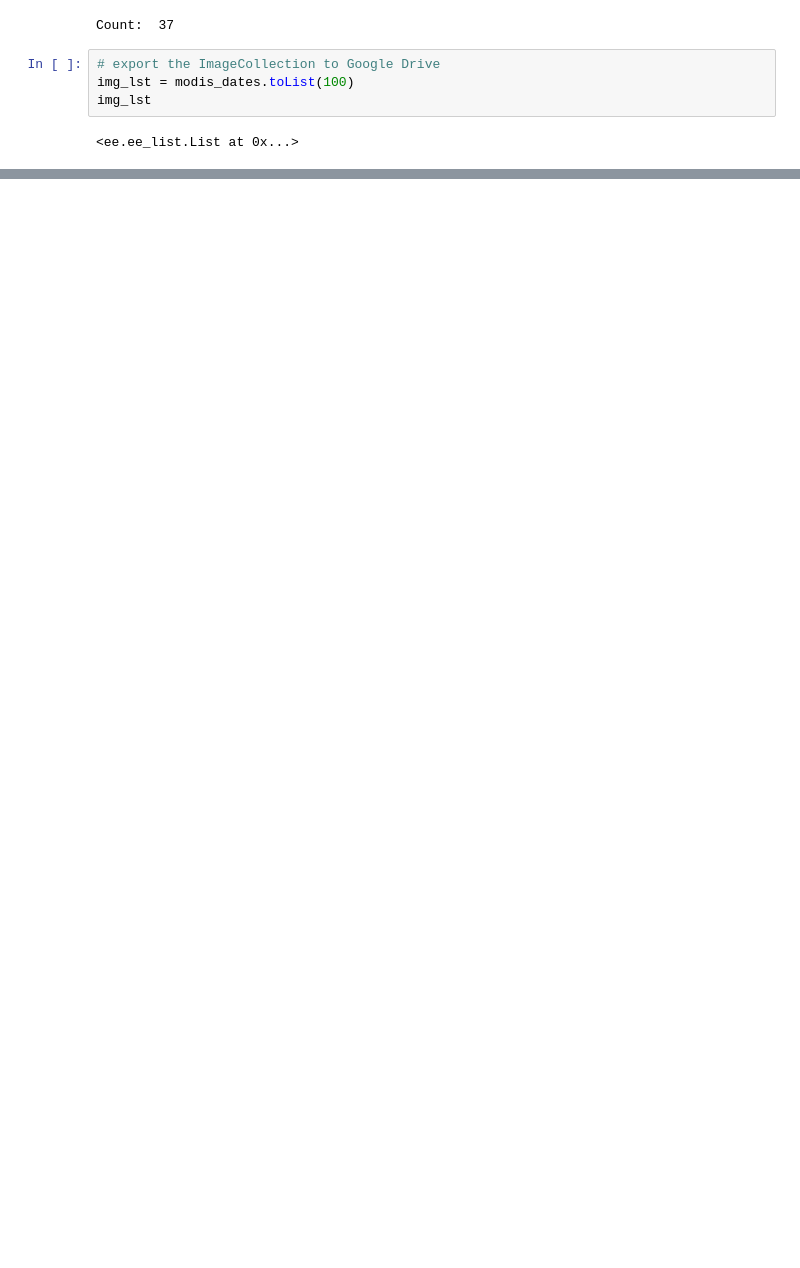
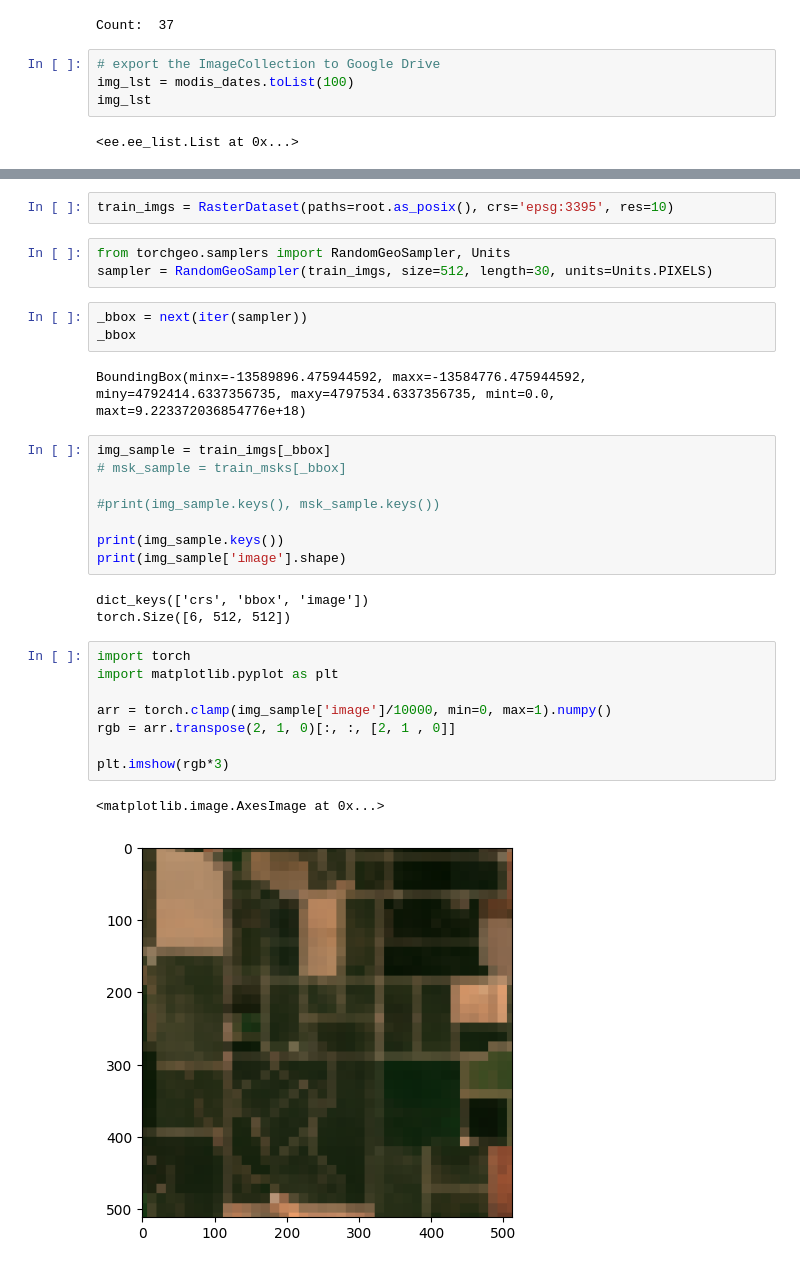
Before and after one commit to boroju/aidl-upc-winter2024-satellite-imagery, a Jupyter notebook: notebooks/jose/MODIS_ee.ipynb, the cells around one changed output, grey strips where cells are left out. Cells and saved outputs as stored; diff of their text form; blank space fills up the shorter version.

```diff
--- a/notebooks/jose/MODIS_ee.ipynb
+++ b/notebooks/jose/MODIS_ee.ipynb
@@ -492,0 +973,32 @@ Mounted at /content/drive
+# %%
+train_imgs = RasterDataset(paths=root.as_posix(), crs='epsg:3395', res=10)
+# %%
+from torchgeo.samplers import RandomGeoSampler, Units
+sampler = RandomGeoSampler(train_imgs, size=512, length=30, units=Units.PIXELS)
+# %%
+_bbox = next(iter(sampler))
+_bbox
+# %% [output]
+BoundingBox(minx=-13589896.475944592, maxx=-13584776.475944592, miny=4792414.6337356735, maxy=4797534.6337356735, mint=0.0, maxt=9.223372036854776e+18)
+# %%
+img_sample = train_imgs[_bbox]
+# msk_sample = train_msks[_bbox]
+
+#print(img_sample.keys(), msk_sample.keys())
+
+print(img_sample.keys())
+print(img_sample['image'].shape)
+# %% [output]
+dict_keys(['crs', 'bbox', 'image'])
+torch.Size([6, 512, 512])
+# %%
+import torch
+import matplotlib.pyplot as plt
+
+arr = torch.clamp(img_sample['image']/10000, min=0, max=1).numpy()
+rgb = arr.transpose(2, 1, 0)[:, :, [2, 1 , 0]]
+
+plt.imshow(rgb*3)
+# %% [output]
+<matplotlib.image.AxesImage at 0x...>
+[figure, added]
```
Also changed, not shown: parts of 57 cells of this notebook.
